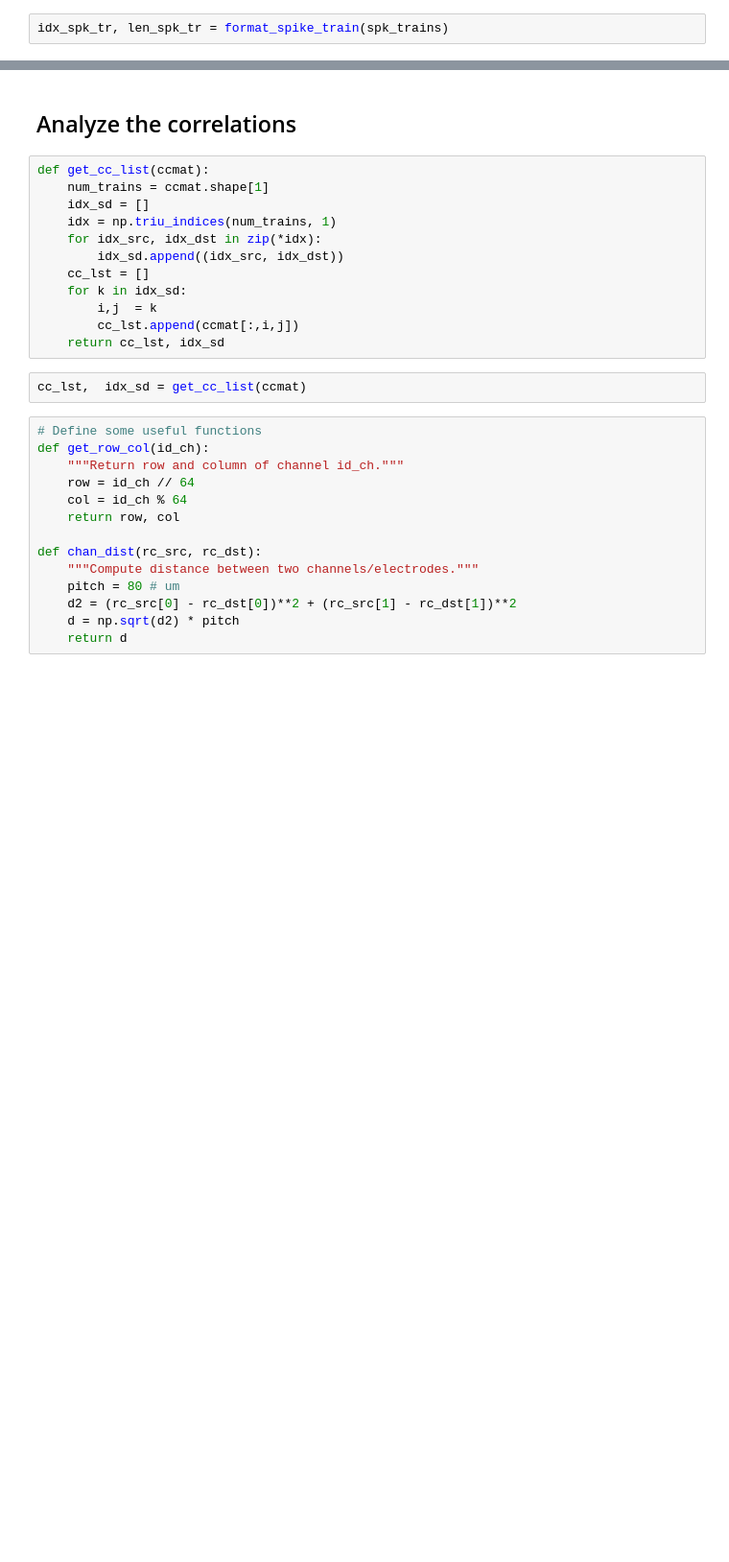
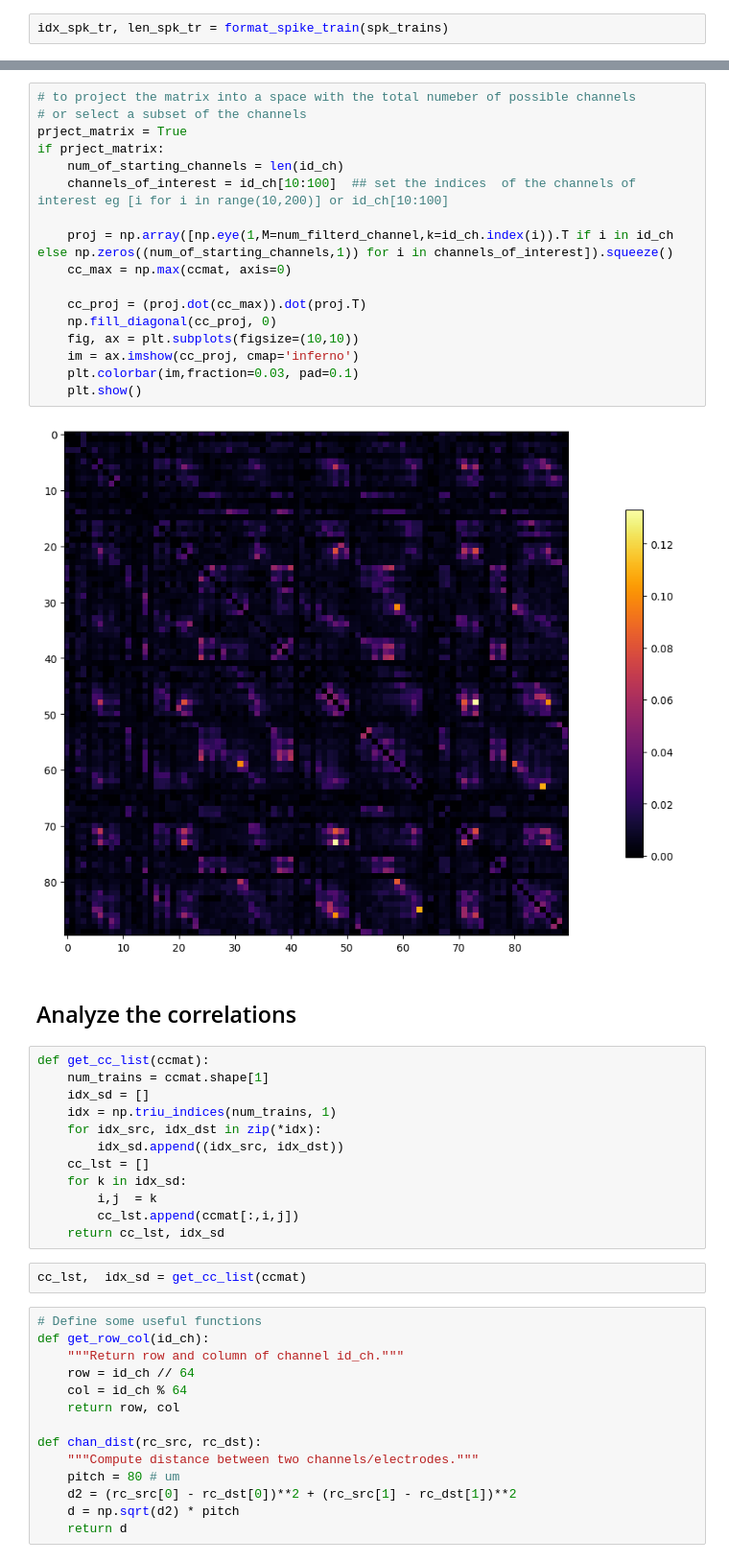
Before and after one commit to FMarmoreo/cross_spike_train, a Jupyter notebook: spike_train.ipynb, the cells around one changed output, grey strips where cells are left out. Shown at 96% size. Drawn from its saved outputs; the diff is of its cells as text; blank space fills up the shorter version.

```diff
--- a/spike_train.ipynb
+++ b/spike_train.ipynb
@@ -178,3 +147,22 @@ cross-corr computed in 1.77 seconds
+# %%
+# to project the matrix into a space with the total numeber of possible channels
+# or select a subset of the channels
+prject_matrix = True
+if prject_matrix:
+    num_of_starting_channels = len(id_ch)
+    channels_of_interest = id_ch[10:100]  ## set the indices  of the channels of interest eg [i for i in range(10,200)] or id_ch[10:100]
+
+    proj = np.array([np.eye(1,M=num_filterd_channel,k=id_ch.index(i)).T if i in id_ch else np.zeros((num_of_starting_channels,1)) for i in channels_of_interest]).squeeze()
+    cc_max = np.max(ccmat, axis=0)
+
+    cc_proj = (proj.dot(cc_max)).dot(proj.T)
+    np.fill_diagonal(cc_proj, 0)
+    fig, ax = plt.subplots(figsize=(10,10))
+    im = ax.imshow(cc_proj, cmap='inferno')
+    plt.colorbar(im,fraction=0.03, pad=0.1)
+    plt.show()
+# %% [output]
+[figure, added]
 # %% [markdown]
 ## Analyze the correlations
 # %%
```
Also changed, not shown: parts of 9 cells of this notebook, 1 other file.
